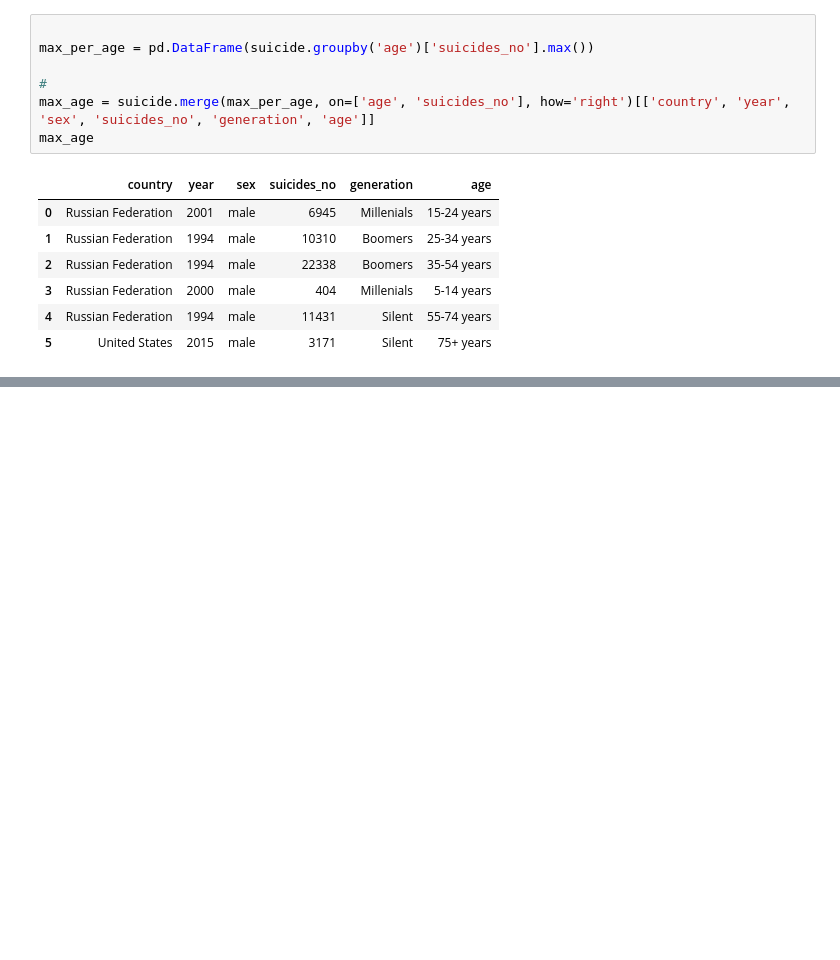
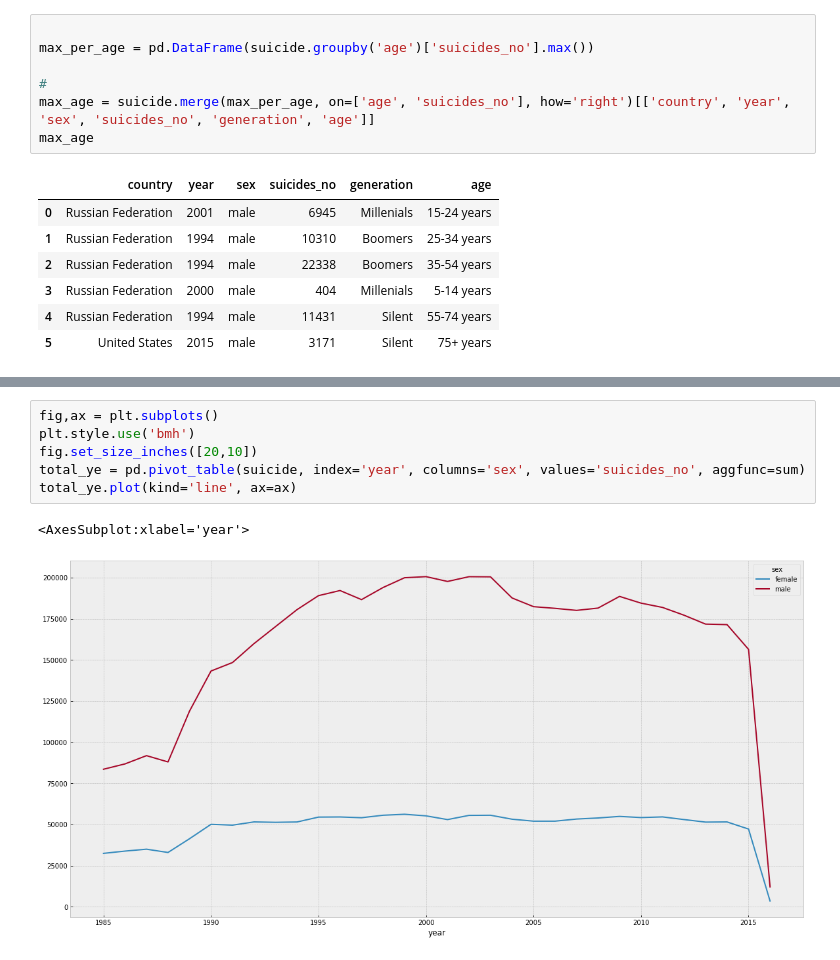
Before and after one commit to Anzaksen/Suicide_rates_1985_to_2016, a Jupyter notebook: Exploration_of_suicide_rates.ipynb, the cells around one changed output, grey strips where cells are left out. Saved outputs shown, nothing was run; the diff lists cells and outputs as text; blank space fills up the shorter version.

```diff
--- a/Exploration_of_suicide_rates.ipynb
+++ b/Exploration_of_suicide_rates.ipynb
@@ -147,0 +156,9 @@ total_year.plot(kind='line', ax=ax)
+# %%
+fig,ax = plt.subplots()
+plt.style.use('bmh')
+fig.set_size_inches([20,10])
+total_ye = pd.pivot_table(suicide, index='year', columns='sex', values='suicides_no', aggfunc=sum)
+total_ye.plot(kind='line', ax=ax)
+# %% [output]
+<AxesSubplot:xlabel='year'>
+[figure, added]
```
Also changed, not shown: parts of 9 cells of this notebook.
